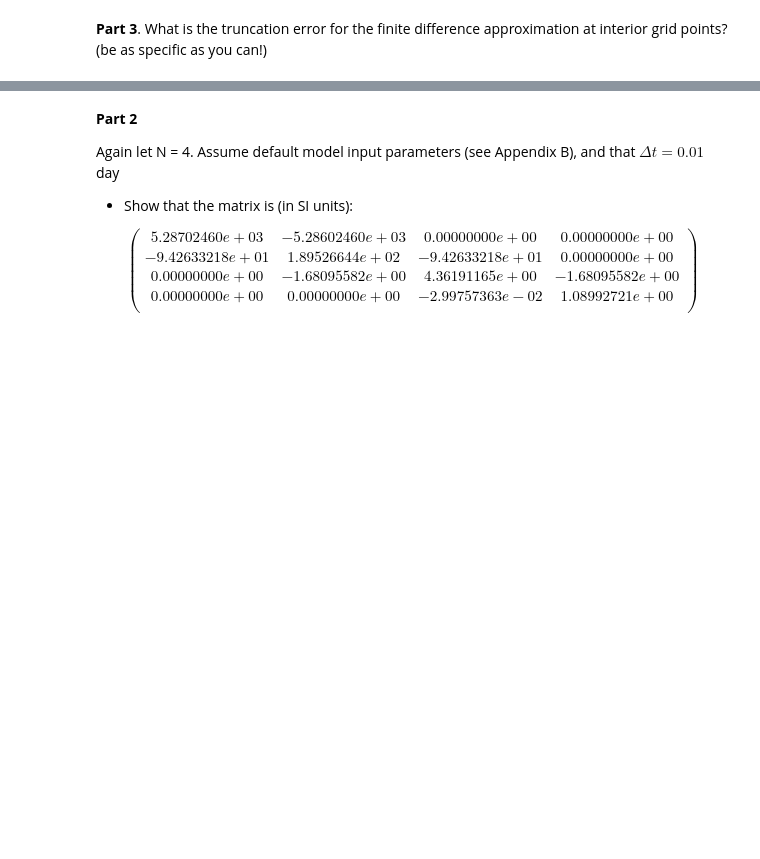
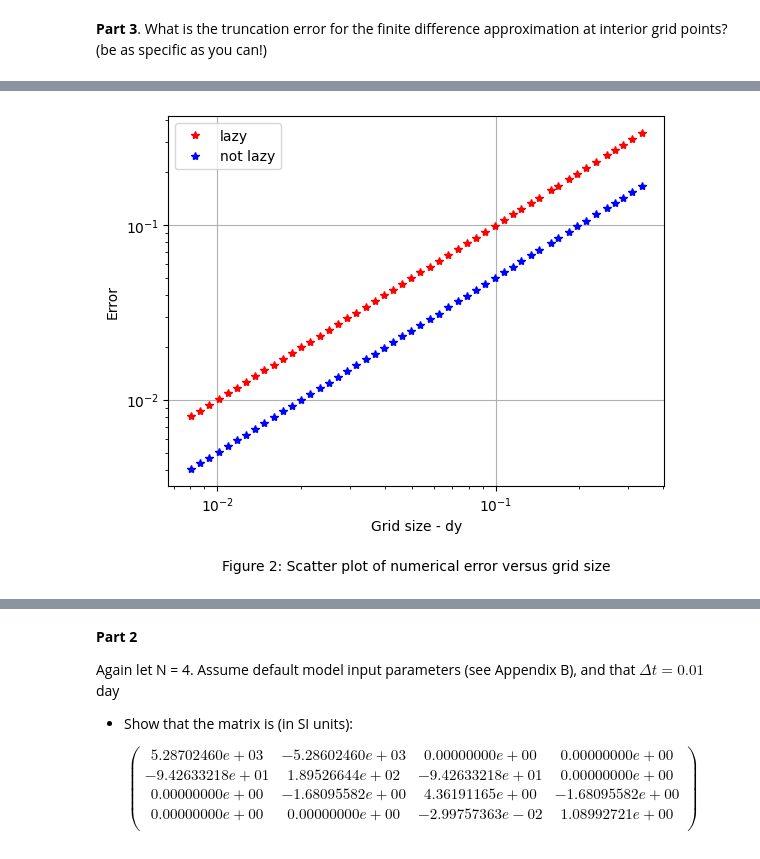
Before and after one commit to waves-stats/MOD_510_2023_autumn, a Jupyter notebook: Jing/project2_Jing.ipynb, the cells around one changed output, grey strips where cells are left out. Cells and saved outputs as stored; diff of their text form; code cells hidden in the pictures; blank space fills up the shorter version.

```diff
--- a/Jing/project2_Jing.ipynb
+++ b/Jing/project2_Jing.ipynb
@@ -91,0 +339,37 @@ $$\begin{pmatrix}
+# %%
+dys = []             # grid size per grid count (N) realizations
+error_lazy =[]
+error_not_lazy=[]
+
+N = np.logspace(np.log(4), 3, dtype=int)
+
+for i in N:
+    A=PressureSolverSimple(N=i)
+    dys.append(A.dy)
+
+    # Lazy condition
+    A.set_lazy_condition(True)
+    A.solve()
+    currentError=np.abs(A.P[-1]-A.analytical()[-1])
+    error_lazy.append(currentError)
+
+    # Not lazy condition
+    A.set_lazy_condition(False)
+    A.solve()
+
+    currentError=np.abs(A.P[-1]-A.analytical()[-1])
+    error_not_lazy.append(currentError)
+# %%
+plt.plot(dys,error_lazy,'*',color='r',label='lazy')
+plt.plot(dys,error_not_lazy,'*',color='b',label='not lazy')
+plt.legend()
+plt.grid()
+plt.xscale('log')
+plt.yscale('log')
+plt.xlabel('Grid size - dy')
+plt.ylabel('Error')
+plt.title('Figure 2: Scatter plot of numerical error versus grid size',
+        fontsize =10, y=-0.25)
+plt.show()
+# %% [output]
+[figure, added]
```
Also changed, not shown: parts of 19 cells of this notebook.
